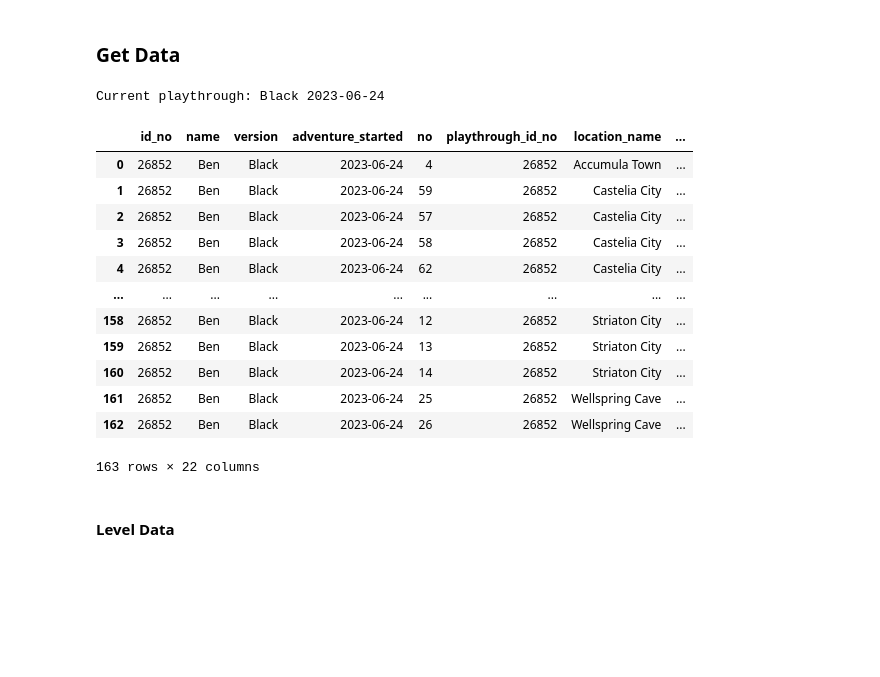
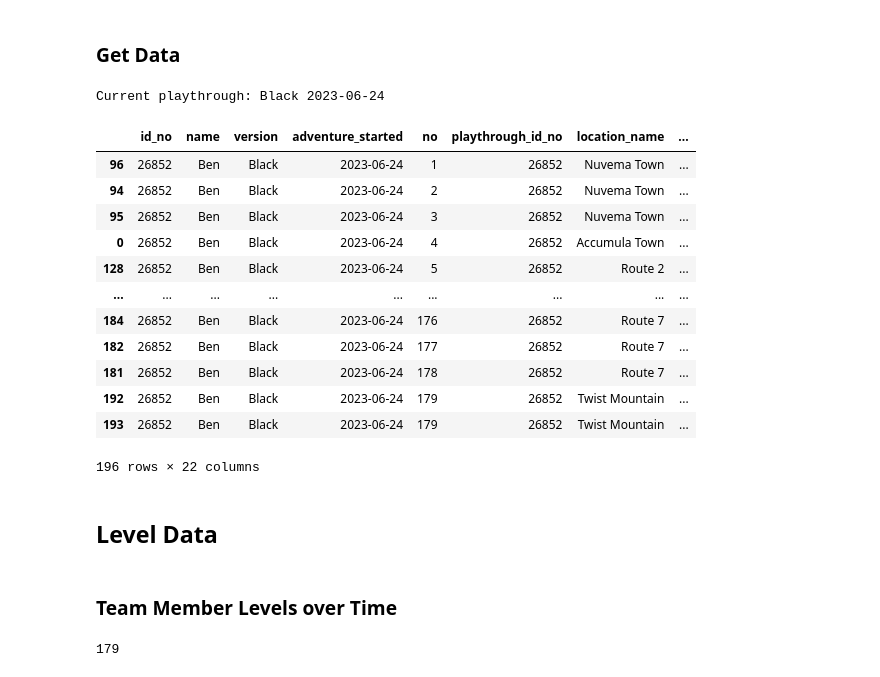
Before and after one commit to Cheimonophile/Pokemon-Records, a Jupyter notebook: report.ipynb, the cells around one changed output. Drawn from its saved outputs; the diff is of its cells as text; code cells hidden in the pictures; blank space fills up the shorter version.

Commit message:
Route 7

```diff
--- a/report.ipynb
+++ b/report.ipynb
@@ -31,45 +31,56 @@ with Session(engine) as session:
             .scalar_subquery()
         ))
         .join(Playthrough.events, isouter=True)
         .join(Event.team_member_entries, isouter=True)
     )
     data = pd.read_sql(query.statement, engine)
 
     # get pokemon color
     team_member_entries = (
         session
         .query(TeamMemberEntry,TeamMember)
         .filter(TeamMember.playthrough == playthrough)
         .join(TeamMemberEntry.team_member)
         .order_by(TeamMemberEntry.no)
     ).all()
     team_member_color_discrete_map = {}
     team_member_slots = []
+    team = set()
     for item in team_member_entries:
         team_member_entry, team_member = item.tuple()
 
         # get team_member_name
         data.loc[data['team_member_slot'] == team_member.slot, 'team_member'] = team_member.to_str(session)
 
         # color
         if team_member_entry.type1:
             team_member_color_discrete_map[team_member.to_str(session)] = TYPES[team_member_entry.type1]
+
+        # make team
+        team.add(team_member.to_str(session))
+data = data.sort_values(by=['no'])
 data
 # %% [output]
 Current playthrough: Black 2023-06-24
 |  | id_no | name | version | adventure_started | no | playthrough_id_no | location_name | ... |
+| 96 | 26852 | Ben | Black | 2023-06-24 | 1 | 26852 | Nuvema Town | ... |
+| 94 | 26852 | Ben | Black | 2023-06-24 | 2 | 26852 | Nuvema Town | ... |
+| 95 | 26852 | Ben | Black | 2023-06-24 | 3 | 26852 | Nuvema Town | ... |
 | 0 | 26852 | Ben | Black | 2023-06-24 | 4 | 26852 | Accumula Town | ... |
-| 1 | 26852 | Ben | Black | 2023-06-24 | 59 | 26852 | Castelia City | ... |
-| 2 | 26852 | Ben | Black | 2023-06-24 | 57 | 26852 | Castelia City | ... |
-| 3 | 26852 | Ben | Black | 2023-06-24 | 58 | 26852 | Castelia City | ... |
-| 4 | 26852 | Ben | Black | 2023-06-24 | 62 | 26852 | Castelia City | ... |
+| 128 | 26852 | Ben | Black | 2023-06-24 | 5 | 26852 | Route 2 | ... |
 | ... | ... | ... | ... | ... | ... | ... | ... | ... |
-| 158 | 26852 | Ben | Black | 2023-06-24 | 12 | 26852 | Striaton City | ... |
-| 159 | 26852 | Ben | Black | 2023-06-24 | 13 | 26852 | Striaton City | ... |
-| 160 | 26852 | Ben | Black | 2023-06-24 | 14 | 26852 | Striaton City | ... |
-| 161 | 26852 | Ben | Black | 2023-06-24 | 25 | 26852 | Wellspring Cave | ... |
-| 162 | 26852 | Ben | Black | 2023-06-24 | 26 | 26852 | Wellspring Cave | ... |
+| 184 | 26852 | Ben | Black | 2023-06-24 | 176 | 26852 | Route 7 | ... |
+| 182 | 26852 | Ben | Black | 2023-06-24 | 177 | 26852 | Route 7 | ... |
+| 181 | 26852 | Ben | Black | 2023-06-24 | 178 | 26852 | Route 7 | ... |
+| 192 | 26852 | Ben | Black | 2023-06-24 | 179 | 26852 | Twist Mountain | ... |
+| 193 | 26852 | Ben | Black | 2023-06-24 | 179 | 26852 | Twist Mountain | ... |
-163 rows × 22 columns
+196 rows × 22 columns
 # %% [markdown]
-#### Level Data
+## Level Data
+# %% [markdown]
+### Team Member Levels over Time
+# %%
+data['no'].max()
+# %% [output]
+179
 # %%
```
Also changed, not shown: parts of 5 cells of this notebook, 4 other files.
